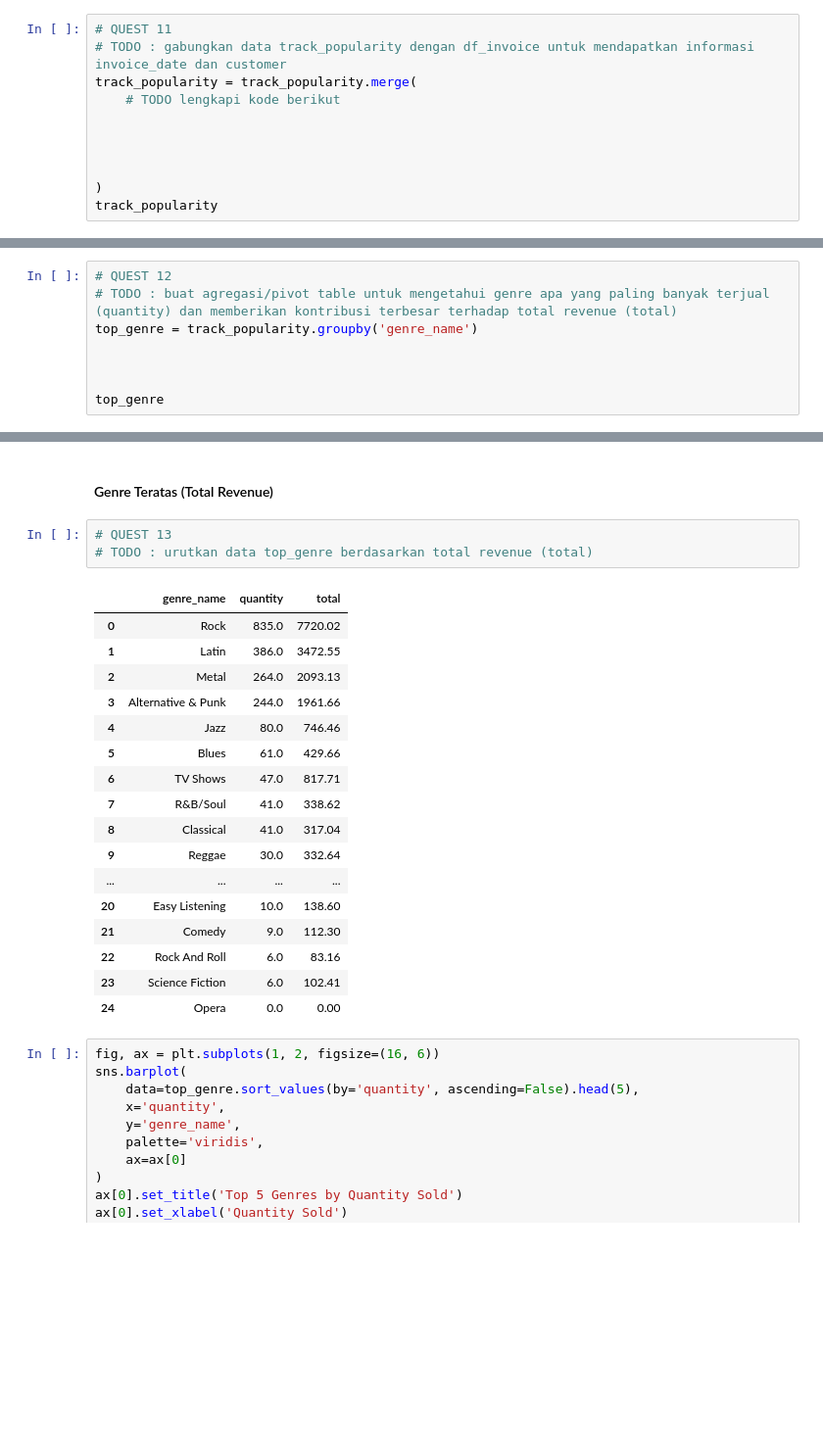
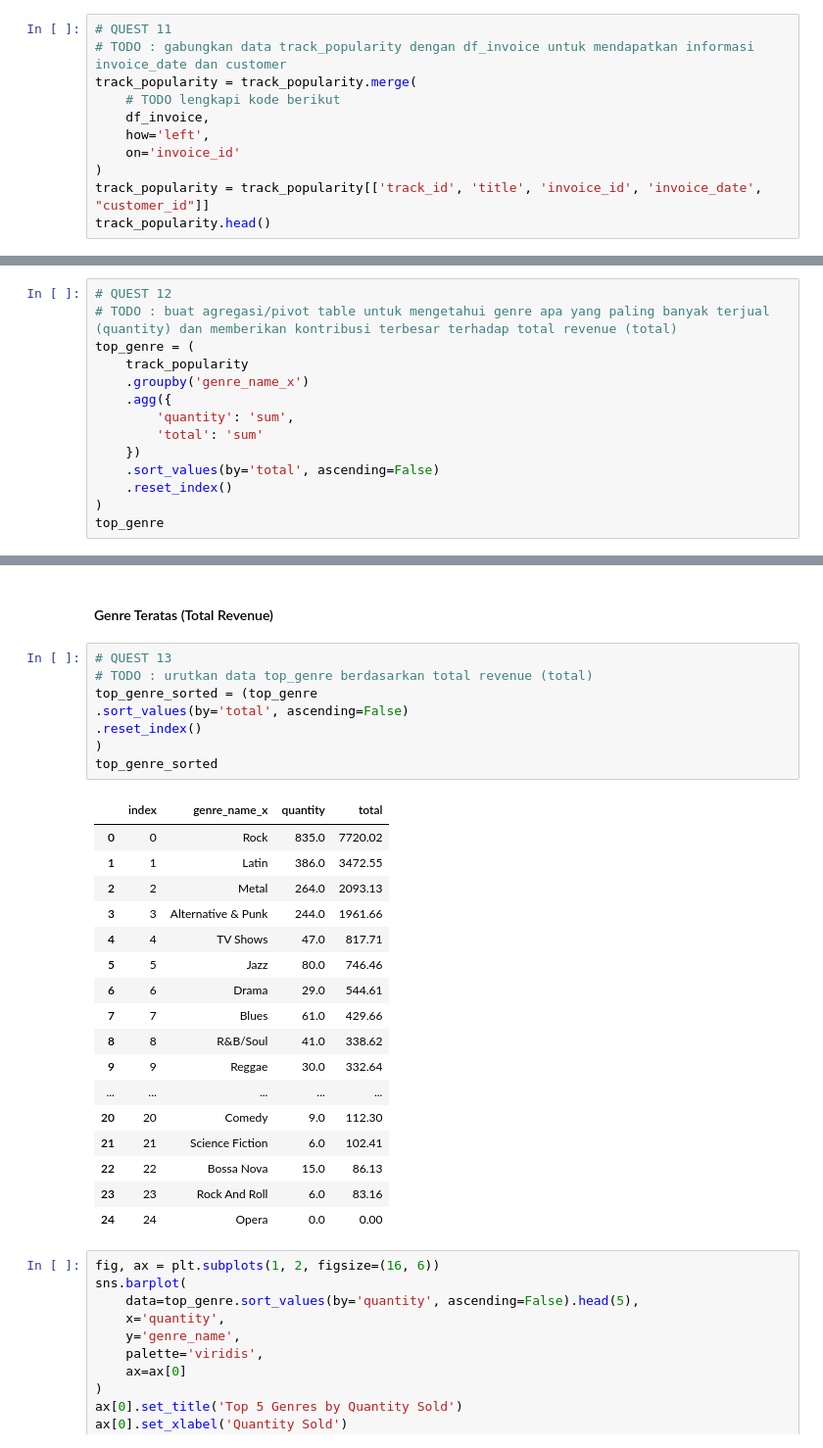
Before and after one commit to cciia/inkubasi-bedata, a Jupyter notebook: notebook.ipynb, the cells around one changed output, grey strips where cells are left out. Shown at 98% size. Drawn from its saved outputs; the diff is of its cells as text; blank space fills up the shorter version.

```diff
--- a/notebook.ipynb
+++ b/notebook.ipynb
@@ -1209,10 +1218,10 @@ track_popularity
 # TODO : gabungkan data track_popularity dengan df_invoice untuk mendapatkan informasi invoice_date dan customer
 track_popularity = track_popularity.merge(
     # TODO lengkapi kode berikut
-
-
-
-
+    df_invoice,
+    how='left',
+    on='invoice_id'
 )
-track_popularity
+track_popularity = track_popularity[['track_id', 'title', 'invoice_id', 'invoice_date', "customer_id"]]
+track_popularity.head()
 # %% [output]
@@ -1234,9 +1236,15 @@ track_popularity
 # %%
 # QUEST 12
 # TODO : buat agregasi/pivot table untuk mengetahui genre apa yang paling banyak terjual (quantity) dan memberikan kontribusi terbesar terhadap total revenue (total)
-top_genre = track_popularity.groupby('genre_name')
-
-
-
+top_genre = (
+    track_popularity
+    .groupby('genre_name_x')
+    .agg({
+        'quantity': 'sum',
+        'total': 'sum'
+    })
+    .sort_values(by='total', ascending=False)
+    .reset_index()
+)
 top_genre
 # %% [output]
@@ -1262,24 +1270,29 @@ top_genre
 # %%
 # QUEST 13
 # TODO : urutkan data top_genre berdasarkan total revenue (total)
+top_genre_sorted = (top_genre
+.sort_values(by='total', ascending=False)
+.reset_index()
+)
+top_genre_sorted
 # %% [output]
-|  | genre_name | quantity | total |
-| 0 | Rock | 835.0 | 7720.02 |
-| 1 | Latin | 386.0 | 3472.55 |
-| 2 | Metal | 264.0 | 2093.13 |
-| 3 | Alternative & Punk | 244.0 | 1961.66 |
-| 4 | Jazz | 80.0 | 746.46 |
-| 5 | Blues | 61.0 | 429.66 |
-| 6 | TV Shows | 47.0 | 817.71 |
-| 7 | R&B/Soul | 41.0 | 338.62 |
-| 8 | Classical | 41.0 | 317.04 |
-| 9 | Reggae | 30.0 | 332.64 |
-| ... | ... | ... | ... |
-| 20 | Easy Listening | 10.0 | 138.60 |
-| 21 | Comedy | 9.0 | 112.30 |
-| 22 | Rock And Roll | 6.0 | 83.16 |
-| 23 | Science Fiction | 6.0 | 102.41 |
-| 24 | Opera | 0.0 | 0.00 |
+|  | index | genre_name_x | quantity | total |
+| 0 | 0 | Rock | 835.0 | 7720.02 |
+| 1 | 1 | Latin | 386.0 | 3472.55 |
+| 2 | 2 | Metal | 264.0 | 2093.13 |
+| 3 | 3 | Alternative & Punk | 244.0 | 1961.66 |
+| 4 | 4 | TV Shows | 47.0 | 817.71 |
+| 5 | 5 | Jazz | 80.0 | 746.46 |
+| 6 | 6 | Drama | 29.0 | 544.61 |
+| 7 | 7 | Blues | 61.0 | 429.66 |
+| 8 | 8 | R&B/Soul | 41.0 | 338.62 |
+| 9 | 9 | Reggae | 30.0 | 332.64 |
+| ... | ... | ... | ... | ... |
+| 20 | 20 | Comedy | 9.0 | 112.30 |
+| 21 | 21 | Science Fiction | 6.0 | 102.41 |
+| 22 | 22 | Bossa Nova | 15.0 | 86.13 |
+| 23 | 23 | Rock And Roll | 6.0 | 83.16 |
+| 24 | 24 | Opera | 0.0 | 0.00 |
 # %%
 fig, ax = plt.subplots(1, 2, figsize=(16, 6))
 sns.barplot(
```
Also changed, not shown: parts of 19 cells of this notebook.
